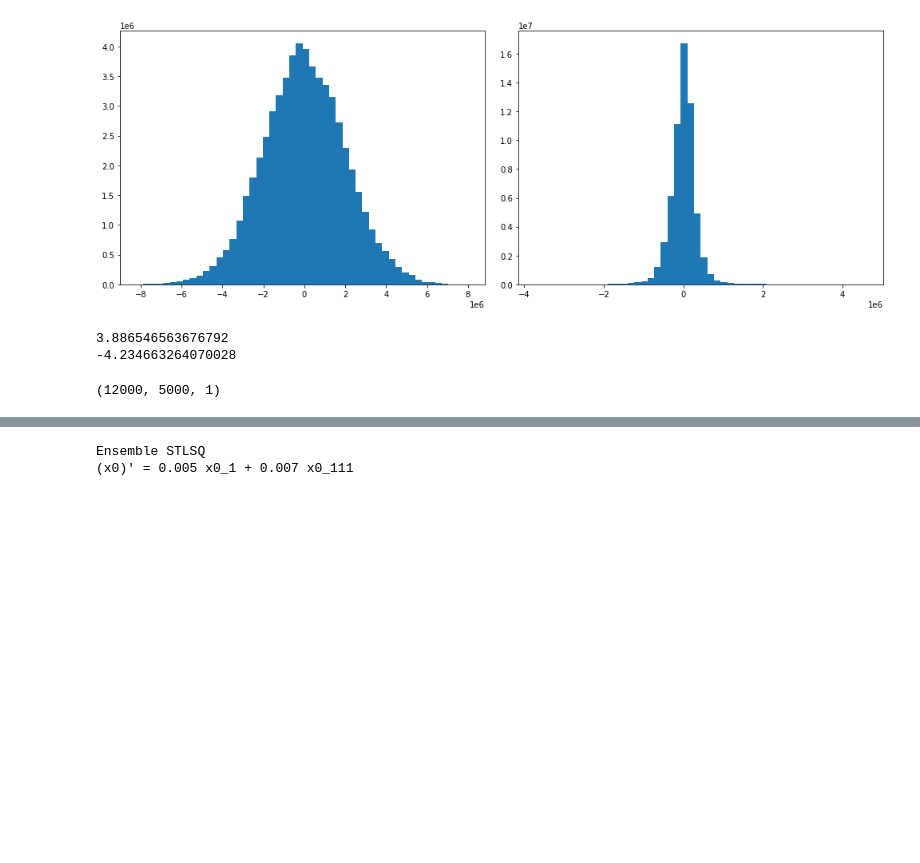
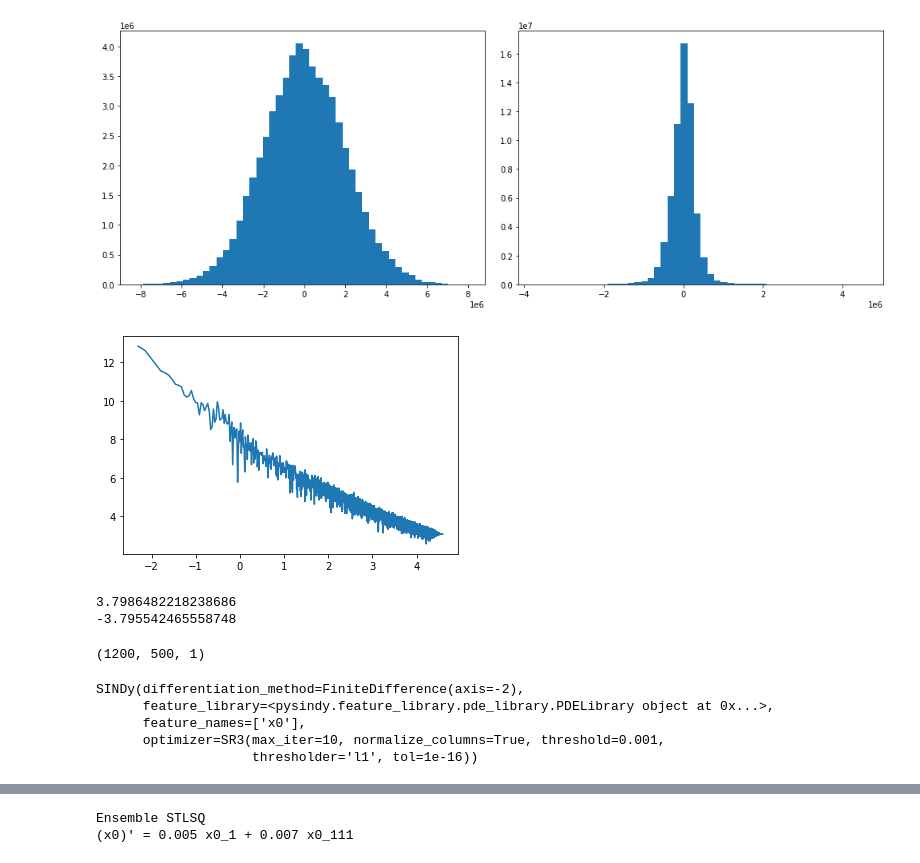
Before and after one commit to Laurd11/sindy-das-new, a Jupyter notebook: extras-testing.ipynb, the cells around one changed output, grey strips where cells are left out. Saved outputs shown, nothing was run; the diff lists cells and outputs as text; code cells hidden in the pictures; blank space fills up the shorter version.

```diff
--- a/extras-testing.ipynb
+++ b/extras-testing.ipynb
@@ -197,7 +205,7 @@ plt.show()
 # %%
 from obspy.signal import filter as obsfilt
 # %%
-lp_dat = obsfilt.lowpass(sliced_data.T, 20, 200, corners=1, zerophase=True)
+lp_dat = obsfilt.lowpass(sliced_data.T, 2, 200, corners=1)#, zerophase=True)
 # %%
 np.amax(np.abs(filtered_data_unsure.T-sliced_data))
 # %% [output]
@@ -214,6 +222,19 @@ ax2.hist(residuals2,bins=50)
 plt.show()
 # %% [output]
 [figure]
+# %%
+# N=5000
+# yf1 = fft.fft(lp_dat.T[:,540])
+N=12000
+yf1 = fft.fft(lp_dat[:,540])
+# yf3 = fft.rfft2(data[7500:12500,:])
+xf = fft.fftfreq(N, d=1/200)[1:N//2]
+plt.figure()
+plt.plot(np.log(xf)[5:-100],np.log(2.0/N * np.abs(yf1[1:N//2]))[5:-100])
+#plt.xlim(0,0.2)
+plt.show()
+# %% [output]
+[figure, added]
 # %%
 working_dat = lp_dat.T#[::10,::10]
 working_dat = working_dat/(np.std(working_dat))
@@ -222,12 +243,13 @@ working_dat = working_dat.reshape(working_dat.shape[1],working_dat.shape[0],1)
 print(np.amax(working_dat))
 print(np.amin(working_dat))
 # %% [output]
-3.886546563676792
--4.234663264070028
+3.7986482218238686
+-3.795542465558748
 # %%
+working_dat = working_dat[::10,::10,:]
 working_dat.shape
 # %% [output]
-(12000, 5000, 1)
+(1200, 500, 1)
 # %%
 dt=1.
 x = np.arange(working_dat.shape[1])
@@ -244,14 +266,21 @@ pde_lib = ps.PDELibrary(
     periodic=True
 )
 
-optimizer = ps.SR3(threshold=1e-9, alpha=1e-5, max_iter=20)
+optimizer = ps.SR3(threshold=1e-3, max_iter=10, tol=1e-16, thresholder="l1", normalize_columns=True
+)
 model = ps.SINDy(feature_library=pde_lib, optimizer=optimizer)
-model.fit(working_dat, t=dt,ensemble=True)
+model.fit(working_dat, t=dt)#,ensemble=True)
 
 
-library_ensemble_coefs = model.coef_list
-mean_library_ensemble = np.mean(library_ensemble_coefs, axis=0)
-std_library_ensemble = np.std(library_ensemble_coefs, axis=0)
+# library_ensemble_coefs = model.coef_list
+# mean_library_ensemble = np.mean(library_ensemble_coefs, axis=0)
+# std_library_ensemble = np.std(library_ensemble_coefs, axis=0)
+# %% [output]
+SINDy(differentiation_method=FiniteDifference(axis=-2),
+      feature_library=<pysindy.feature_library.pde_library.PDELibrary object at 0x...>,
+      feature_names=['x0'],
+      optimizer=SR3(max_iter=10, normalize_columns=True, threshold=0.001,
+                    thresholder='l1', tol=1e-16))
 # %%
 print("Ensemble SR3 ")
 model.print()
```
Also changed, not shown: parts of 10 cells of this notebook, 2 other files.
